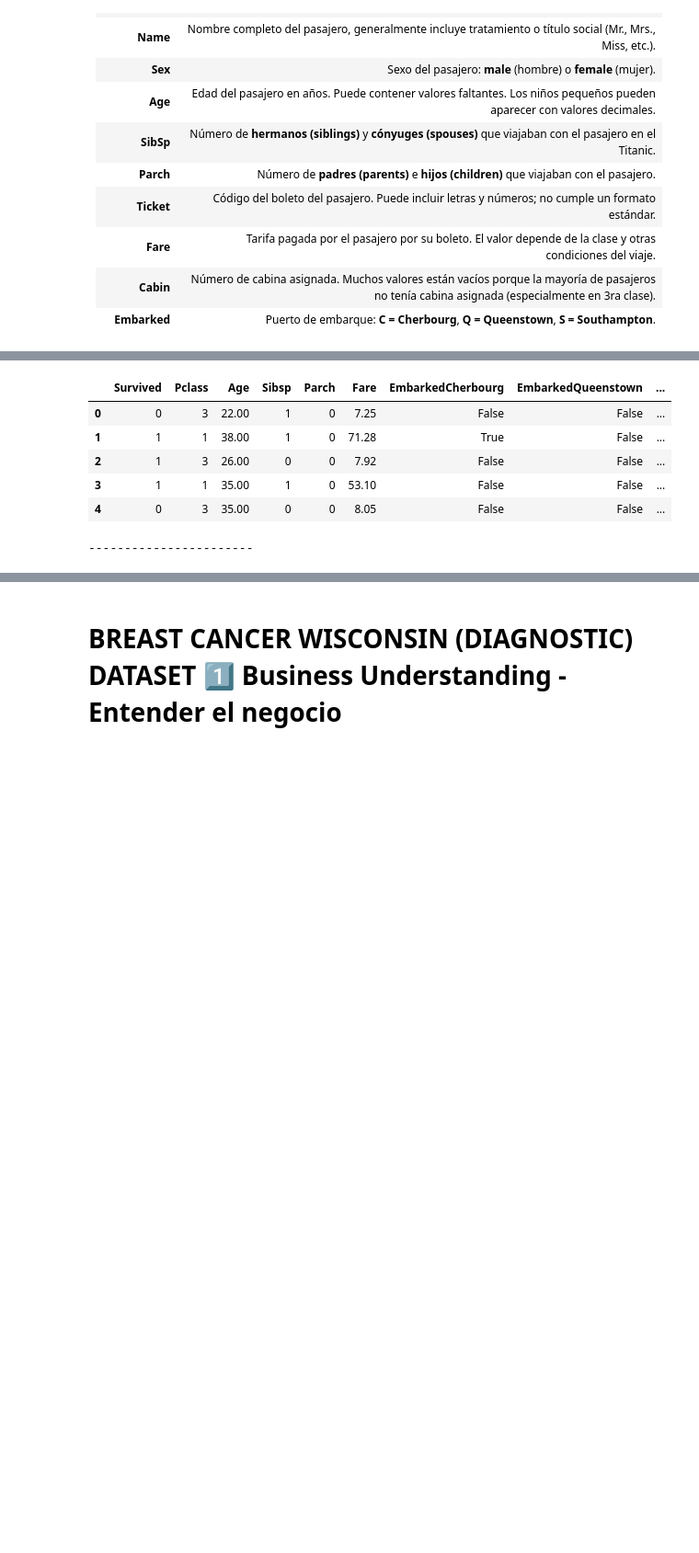
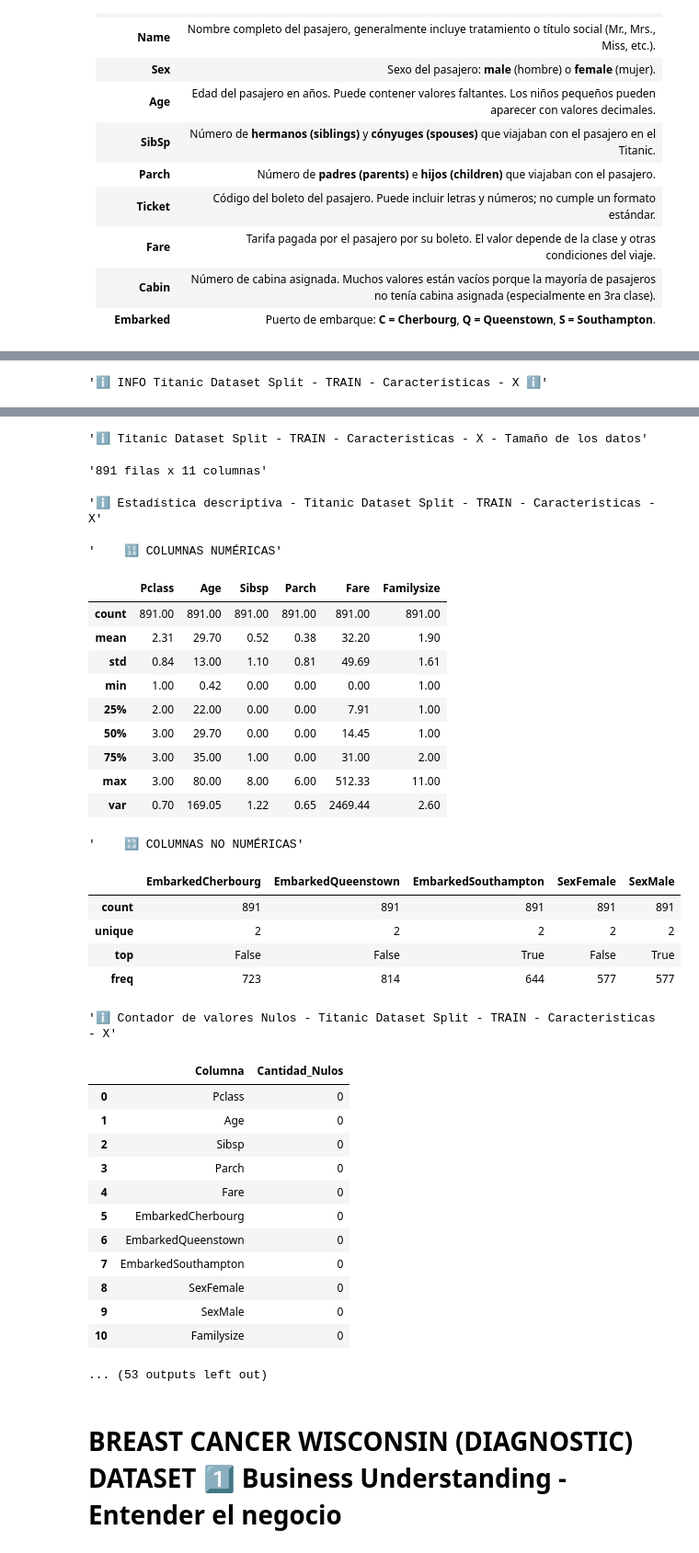
Before and after one commit to UIDE-Tareas/6-Herramientas-Data-Science-Tarea1, a Jupyter notebook: App.ipynb, the cells around one changed output, grey strips where cells are left out. Shown at 92% size. Cells and saved outputs as stored; diff of their text form; code cells hidden in the pictures; blank space fills up the shorter version.

```diff
--- a/App.ipynb
+++ b/App.ipynb
@@ -608,7 +622,7 @@ TITANIC_TRAIN_FILENAME = os.path.join(DOWNLOADS_DIR, "TitanicTrain.csv")
 TITANIC_TEST_GENDER_SUB_FILENAME = os.path.join(DOWNLOADS_DIR, "TitanicGenderSub.csv")
 
 
-
+# Carga y preprocesa el dataset de Titanic, retornando el split Train/Test.
 def LoadTitanicDatasetSplit(toDrop:list[str] = [])-> DatasetSplit:
     toDrop = [x for x in toDrop if x != "Survived"]
     DownloadFile(TITANIC_TEST_DATA_URL, TITANIC_TEST_FILENAME)
@@ -616,7 +630,7 @@ def LoadTitanicDatasetSplit(toDrop:list[str] = [])-> DatasetSplit:
     DownloadFile(TITANIC_TEST_GENDER_SUB_DATA_URL, TITANIC_TEST_GENDER_SUB_FILENAME)
     dfTrain = pd.read_csv(TITANIC_TRAIN_FILENAME)
     dfTest = pd.read_csv(TITANIC_TEST_FILENAME)
-    dfTestGenderSub = pd.read_csv(TITANIC_TEST_FILENAME)
+    dfTestGenderSub = pd.read_csv(TITANIC_TEST_GENDER_SUB_FILENAME)
 
     toDrop = ["Cabin", "PassengerId", "Ticket", "Name"]
     dfTrain = dfTrain.drop(columns=toDrop)
@@ -657,19 +671,20 @@ def LoadTitanicDatasetSplit(toDrop:list[str] = [])-> DatasetSplit:
     dfTrain["Age"] = dfTrain["Age"].fillna(meanAge)
     dfTest["Age"]  = dfTest["Age"].fillna(meanAge)
 
+    meanFare = dfTrain["Fare"].mean()
+    dfTrain["Fare"] = dfTrain["Fare"].fillna(meanAge)
+    dfTest["Fare"]  = dfTest["Fare"].fillna(meanAge)
+
     NormalizeColumnNames(dfTrain)
     NormalizeColumnNames(dfTest)
 
     dfTrain = DropColumns(dfTrain, toDrop)
     dfTest  = DropColumns(dfTest, toDrop)
 
-    display(dfTrain.head(5))
-    display(dfTest.head(5))
-    print("-----------------------")
-    XTrain = dfTrain.drop(columns=["Survived"])
-    yTrain = dfTrain[["Survived"]]
-    XTest  = dfTest.drop(columns=["Survived"])
-    yTest  = dfTest[["Survived"]]
+    XTrain = dfTrain.drop(columns=["Survived"]).copy()
+    yTrain = dfTrain[["Survived"]].copy()
+    XTest  = dfTest.copy()
+    yTest  = dfTestGenderSub[["Survived"]].copy()
     return DatasetSplit(
         Train=Dataset(X=XTrain, y=yTrain),
         Test=Dataset(X=XTest, y=yTest)
@@ -679,15 +694,17 @@ def LoadTitanicDatasetSplit(toDrop:list[str] = [])-> DatasetSplit:
 
 ShowTitleBox("EXPLORACIÓN INICIAL TITANIC DATASET", color=ConsoleColor.MAGENTA, boxLineStyle= TitleBoxLineStyle.BLOCK)
 ShowTitleBox("CARGANDO EL DATASET", color=ConsoleColor.CYAN, boxLineStyle= TitleBoxLineStyle.SIMPLE)
-title = "Data original"
 titanicDatasetSplit = LoadTitanicDatasetSplit()
-ShowDatasetSplitInfo(titanicDatasetSplit, "Titanic Dataset Split", headQty=10)
+ShowTitleBox("INFO DEL DATASET", color=ConsoleColor.CYAN, boxLineStyle= TitleBoxLineStyle.SIMPLE)
+title = "Titanic Dataset Split"
+ShowDatasetSplitInfo(titanicDatasetSplit, title, headQty=10)
 
-
-CORR_UMBRAL = 0.3
-ShowDfCorrelation(titanicDatasetSplit.Train.X, "Titanic TRAIN Data", level=CorrelationType.ALL, showTable=True, figsize=(10,8), annotate=True, umbral=CORR_UMBRAL)
-ShowDfCorrelation(titanicDatasetSplit.Train.X, "Titanic TRAIN Data", level=CorrelationType.STRONG, showTable=False, figsize=(10,8), annotate=True, umbral=CORR_UMBRAL)
-ShowDfCorrelation(titanicDatasetSplit.Train.X, "Titanic TRAIN Data", level=CorrelationType.WEAK, showTable=False, figsize=(10,8), annotate=True, umbral=CORR_UMBRAL)
+ShowTitleBox("MATRIZ DE CORRELACIÓN", color=ConsoleColor.CYAN, boxLineStyle= TitleBoxLineStyle.SIMPLE)
+title = "TITANIC Data original TRAIN"
+CORR_UMBRAL = 0.4
+_=ShowDfCorrelation(titanicDatasetSplit.Train.X, title, level=CorrelationType.ALL, showTable=True, figsize=(10,8), annotate=True, umbral=CORR_UMBRAL)
+_=ShowDfCorrelation(titanicDatasetSplit.Train.X, title, level=CorrelationType.STRONG, showTable=False, figsize=(10,8), annotate=True, umbral=CORR_UMBRAL)
+_=ShowDfCorrelation(titanicDatasetSplit.Train.X, title, level=CorrelationType.WEAK, showTable=False, figsize=(10,8), annotate=True, umbral=CORR_UMBRAL)
 # %% [output]
 ████████████████████████████████████████████████████████████████████████████████████████████████████████
 █                                 EXPLORACIÓN INICIAL TITANIC DATASET                                  █
@@ -700,7 +721 @@ ShowDfCorrelation(titanicDatasetSplit.Train.X, "Titanic TRAIN Data", level=Corre
-|  | Survived | Pclass | Age | Sibsp | Parch | Fare | EmbarkedCherbourg | EmbarkedQueenstown | ... |
-| 0 | 0 | 3 | 22.00 | 1 | 0 | 7.25 | False | False | ... |
-| 1 | 1 | 1 | 38.00 | 1 | 0 | 71.28 | True | False | ... |
-| 2 | 1 | 3 | 26.00 | 0 | 0 | 7.92 | False | False | ... |
-| 3 | 1 | 1 | 35.00 | 1 | 0 | 53.10 | False | False | ... |
-| 4 | 0 | 3 | 35.00 | 0 | 0 | 8.05 | False | False | ... |
------------------------
+'ℹ️ INFO Titanic Dataset Split - TRAIN - Caracteristicas - X ℹ️'
@@ -708,3 +740,37 @@ KeyError: "['Survived'] not found in axis"
+'ℹ️ Titanic Dataset Split - TRAIN - Caracteristicas - X - Tamaño de los datos'
+'891 filas x 11 columnas'
+'ℹ️ Estadística descriptiva - Titanic Dataset Split - TRAIN - Caracteristicas - X'
+'    🔢 COLUMNAS NUMÉRICAS'
+|  | Pclass | Age | Sibsp | Parch | Fare | Familysize |
+| count | 891.00 | 891.00 | 891.00 | 891.00 | 891.00 | 891.00 |
+| mean | 2.31 | 29.70 | 0.52 | 0.38 | 32.20 | 1.90 |
+| std | 0.84 | 13.00 | 1.10 | 0.81 | 49.69 | 1.61 |
+| min | 1.00 | 0.42 | 0.00 | 0.00 | 0.00 | 1.00 |
+| 25% | 2.00 | 22.00 | 0.00 | 0.00 | 7.91 | 1.00 |
+| 50% | 3.00 | 29.70 | 0.00 | 0.00 | 14.45 | 1.00 |
+| 75% | 3.00 | 35.00 | 1.00 | 0.00 | 31.00 | 2.00 |
+| max | 3.00 | 80.00 | 8.00 | 6.00 | 512.33 | 11.00 |
+| var | 0.70 | 169.05 | 1.22 | 0.65 | 2469.44 | 2.60 |
+'    🔡 COLUMNAS NO NUMÉRICAS'
+|  | EmbarkedCherbourg | EmbarkedQueenstown | EmbarkedSouthampton | SexFemale | SexMale |
+| count | 891 | 891 | 891 | 891 | 891 |
+| unique | 2 | 2 | 2 | 2 | 2 |
+| top | False | False | True | False | True |
+| freq | 723 | 814 | 644 | 577 | 577 |
+'ℹ️ Contador de valores Nulos - Titanic Dataset Split - TRAIN - Caracteristicas - X'
+|  | Columna | Cantidad_Nulos |
+| 0 | Pclass | 0 |
+| 1 | Age | 0 |
+| 2 | Sibsp | 0 |
+| 3 | Parch | 0 |
+| 4 | Fare | 0 |
+| 5 | EmbarkedCherbourg | 0 |
+| 6 | EmbarkedQueenstown | 0 |
+| 7 | EmbarkedSouthampton | 0 |
+| 8 | SexFemale | 0 |
+| 9 | SexMale | 0 |
+| 10 | Familysize | 0 |
+... (53 outputs left out)
 # %% [markdown]
 # BREAST CANCER WISCONSIN (DIAGNOSTIC) DATASET 1️⃣ Business Understanding - Entender el negocio
 # %% [markdown]
```
Also changed, not shown: parts of 8 cells of this notebook.
